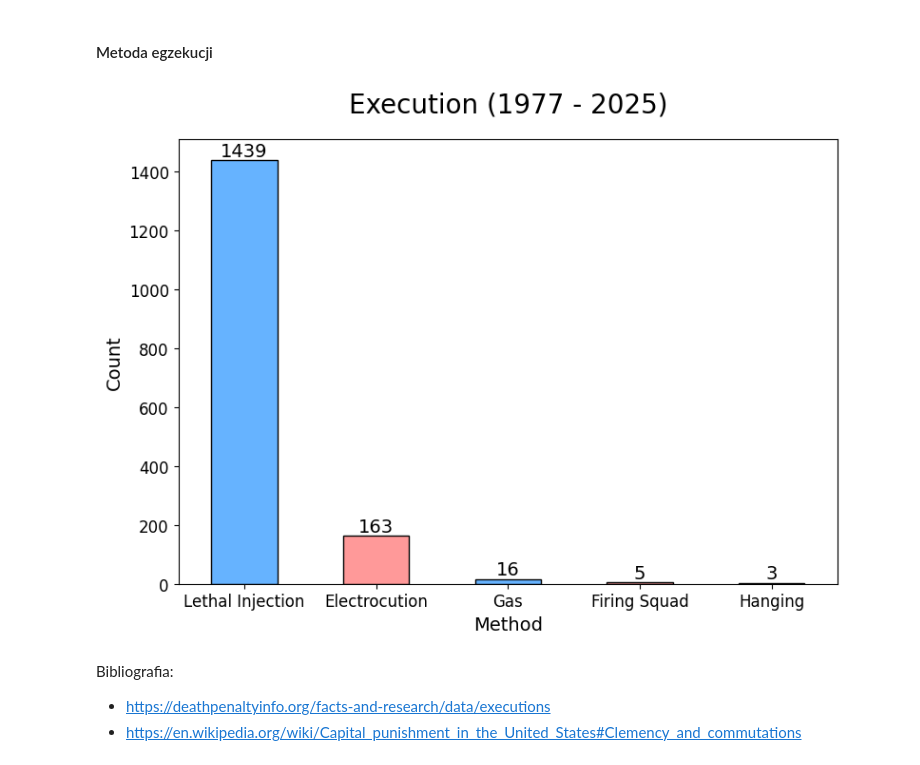
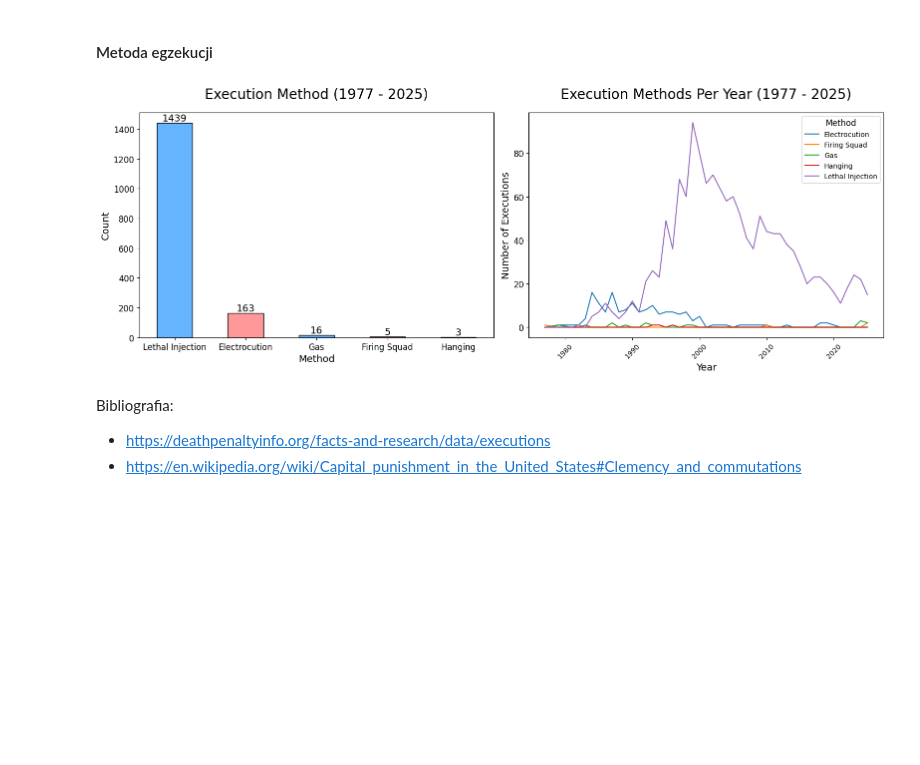
Before and after one commit to Clwmm/Projekt_Wizualizacje_2025, a Jupyter notebook: notebook.ipynb, the cells around one changed output. Cells and saved outputs as stored; diff of their text form; code cells hidden in the pictures; blank space fills up the shorter version.

```diff
--- a/notebook.ipynb
+++ b/notebook.ipynb
@@ -327,23 +329,3 @@ Bibliografia:
 * https://en.wikipedia.org/wiki/Capital_punishment_in_the_United_States#Clemency_and_commutations
 # %% [markdown]
 #### Liczba egzekucji rocznie
-# %%
-# Parse the 'Execution Date' column as datetime
-df_executions['Execution Date'] = pd.to_datetime(df_executions['Execution Date'], format='%m/%d/%Y')
-
-# Extract the year from the date
-df_executions['Year'] = df_executions['Execution Date'].dt.year
-
-# Count executions per year
-executions_per_year = df_executions['Year'].value_counts().sort_index()
-
-# Plotting as a line plot
-plt.figure(figsize=(12,6))
-executions_per_year.plot(kind='line', marker='o', color='blue')
-plt.title('Number of Executions Per Year', fontsize=20)
-plt.xlabel('Year')
-plt.ylabel('Number of Executions')
-plt.xticks(rotation=45)
-plt.grid(True)
-plt.tight_layout()
-plt.show()
@@ -429,29 +451,45 @@ Bibliografia:
 # %%
 # Count the occurrences of each category in the 'Method' column
 method_counts = df_executions['Method'].value_counts()
 
-# Bar plot
-plt.figure(figsize=(8,6))
+# Group by year and method for the line plot
+method_by_year = df_executions.groupby(['YEAR', 'Method']).size().unstack(fill_value=0)
+
+# Create subplots
+fig, axes = plt.subplots(1, 2, figsize=(16, 6))
+
+# Bar plot - Execution Method Total Counts
 method_counts.plot(
     kind='bar',
-    color=['#66b3ff', '#ff9999'],
-    edgecolor='black'
+    color=['#66b3ff', '#ff9999'],  # Update if more than two methods
+    edgecolor='black',
+    ax=axes[0]
 )
 
-plt.title('Execution (1977 - 2025)', fontsize=20, pad=20)
-plt.xlabel('Method', fontsize=14)
-plt.ylabel('Count', fontsize=14)
-plt.xticks(rotation=0, fontsize=12)
-plt.yticks(fontsize=12)
+axes[0].set_title('Execution Method (1977 - 2025)', fontsize=20, pad=20)
+axes[0].set_xlabel('Method', fontsize=14)
+axes[0].set_ylabel('Count', fontsize=14)
+axes[0].tick_params(axis='x', labelrotation=0, labelsize=12)
+axes[0].tick_params(axis='y', labelsize=12)
 
 # Add counts on top of each bar
 for i, count in enumerate(method_counts):
-    plt.text(i, count + max(method_counts)*0.01, str(count), ha='center', fontsize=14)
+    axes[0].text(i, count + max(method_counts)*0.01, str(count), ha='center', fontsize=14)
+
+# Line plot - Execution Methods Over Time
+method_by_year.plot(ax=axes[1])
+
+axes[1].set_title('Execution Methods Per Year (1977 - 2025)', fontsize=20, pad=20)
+axes[1].set_xlabel('Year', fontsize=14)
+axes[1].set_ylabel('Number of Executions', fontsize=14)
+axes[1].tick_params(axis='x', labelrotation=45, labelsize=10)
+axes[1].tick_params(axis='y', labelsize=12)
+axes[1].legend(title='Method', fontsize=10, title_fontsize=12)
 
 plt.tight_layout()
 plt.show()
 # %% [output]
-[figure, old version]
+[figure, new version]
 # %% [markdown]
 Bibliografia:
 * https://deathpenaltyinfo.org/facts-and-research/data/executions
```
Also changed, not shown: parts of 11 cells of this notebook, 1 other file.
